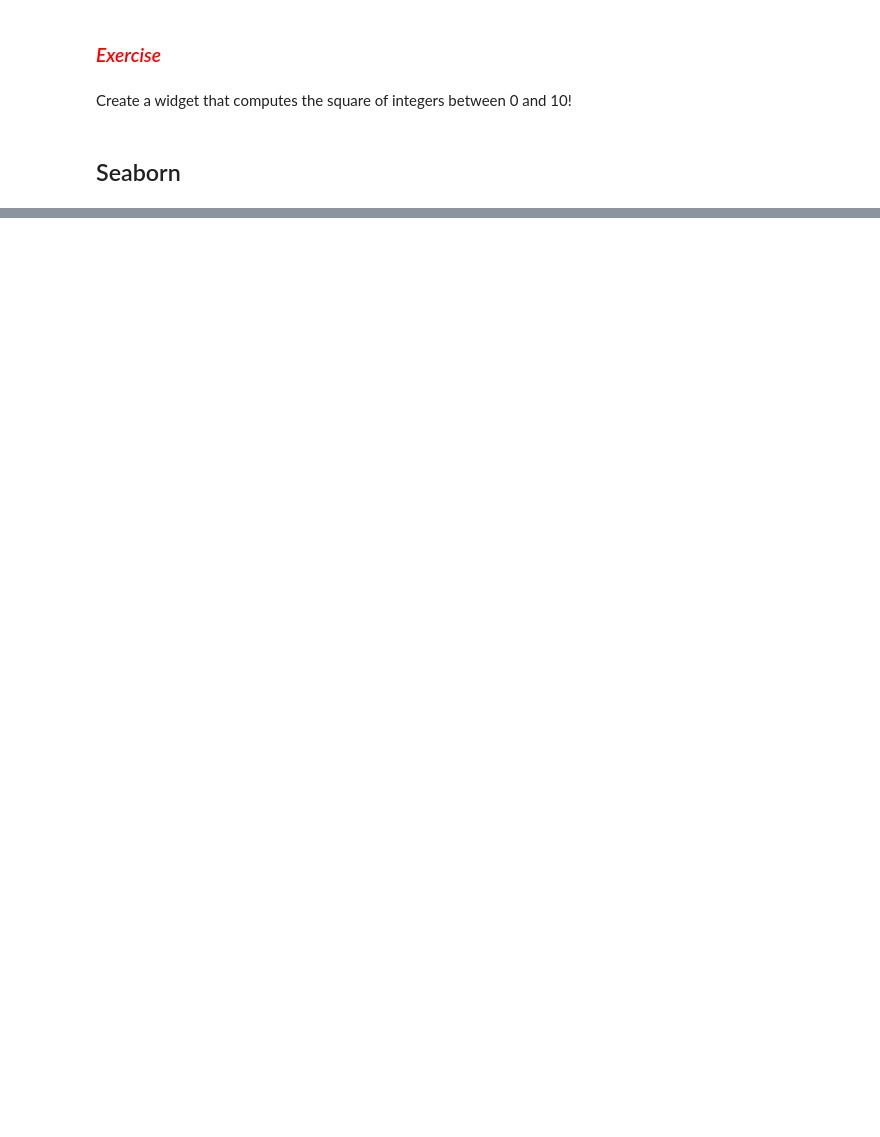
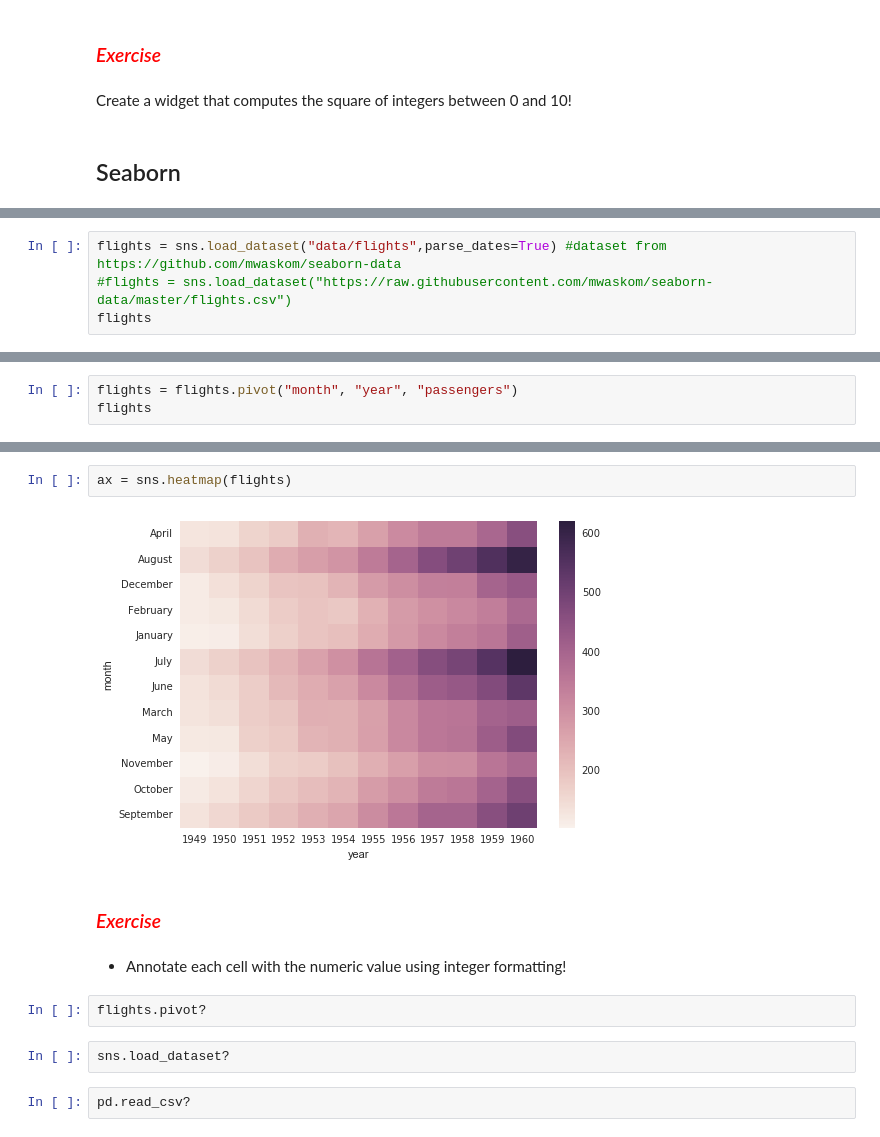
Before and after one commit to coderefinery/jupyter-retired, a Jupyter notebook: 02_dataexplore.ipynb, the cells around one changed output, grey strips where cells are left out. Saved outputs shown, nothing was run; the diff lists cells and outputs as text; blank space fills up the shorter version.

Commit message:
add seaborn

```diff
--- a/02_dataexplore.ipynb
+++ b/02_dataexplore.ipynb
@@ -129,0 +138,4 @@ Create a widget that computes the square of integers between 0 and 10!
+# %%
+flights = sns.load_dataset("data/flights",parse_dates=True) #dataset from https://github.com/mwaskom/seaborn-data
+#flights = sns.load_dataset("https://raw.githubusercontent.com/mwaskom/seaborn-data/master/flights.csv")
+flights
@@ -129,0 +161,3 @@ Create a widget that computes the square of integers between 0 and 10!
+# %%
+flights = flights.pivot("month", "year", "passengers")
+flights
@@ -129,0 +179,14 @@ Create a widget that computes the square of integers between 0 and 10!
+# %%
+ax = sns.heatmap(flights)
+# %% [output]
+[figure, added]
+# %% [markdown]
+### <font color="red"> *Exercise* </font>
+# %% [markdown]
+- Annotate each cell with the numeric value using integer formatting!
+# %%
+flights.pivot?
+# %%
+sns.load_dataset?
+# %%
+pd.read_csv?
```
Also changed, not shown: parts of 16 cells of this notebook.
